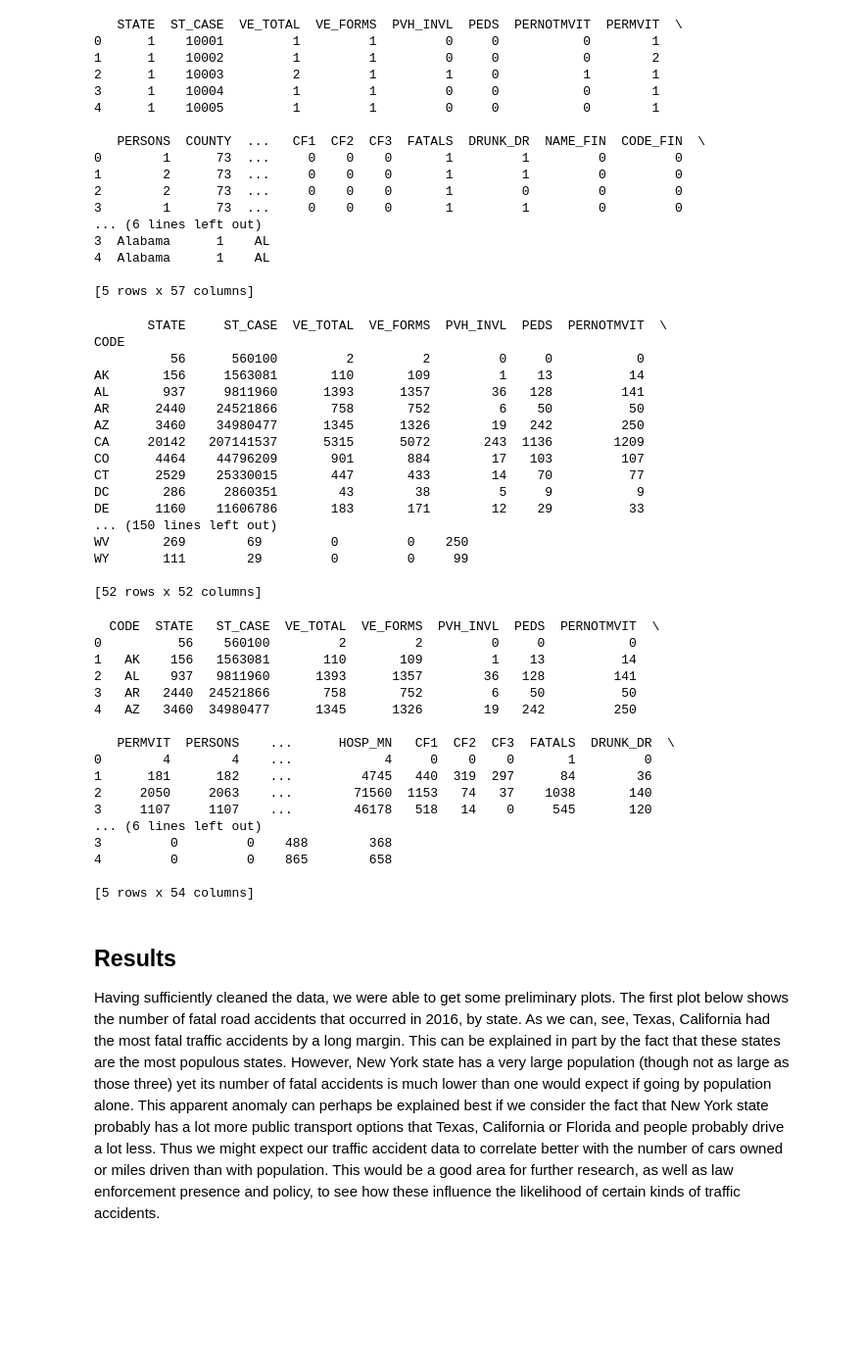
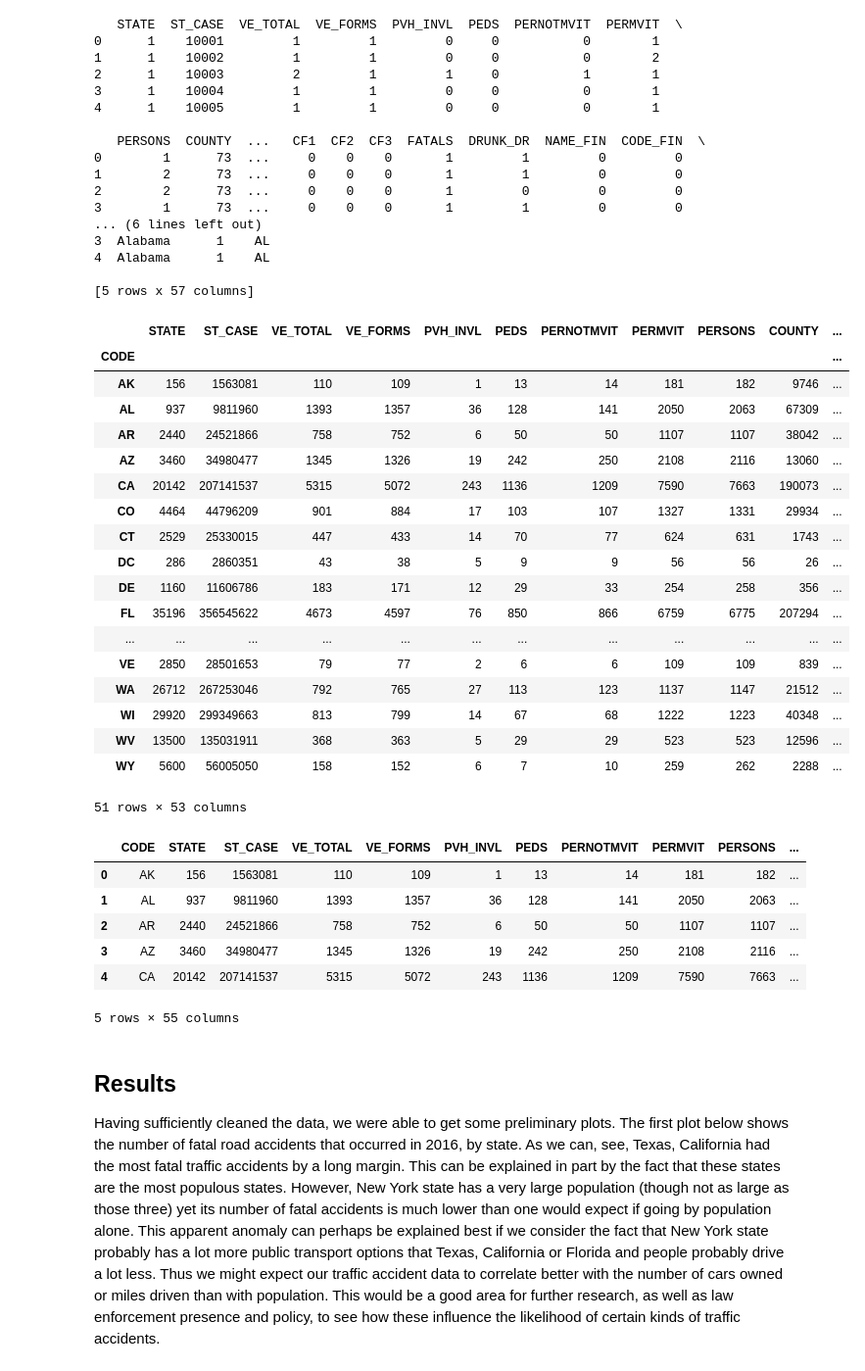
Before and after one commit to maf5509/accident_capstone, a Jupyter notebook: Untitled.ipynb, the cells around one changed output. Shown at 98% size. Cells and saved outputs as stored; diff of their text form; code cells hidden in the pictures; blank space fills up the shorter version.

```diff
--- a/Untitled.ipynb
+++ b/Untitled.ipynb
@@ -270,3 +237,9 @@ dict_final = change_keys(states_dict, states_dict2)
 print(dict_final)
 # %% [output]
 {'Alabama': 'AL', 'Alaska': 'AK', 'Arizona': 'AZ', 'Arkansas': 'AR', 'California': 'CA', 'Colorado': 'CO', 'Connecticut': 'CT', 'Delaware': 'DE', 'DC': 'DC', 'Florida': 'FL', 'Georgia': 'GA', 'Hawaii' ...
+# %%
+state_list = []
+for i in range(0, len(table['STATE'])):
+    state_list.append(states_dict[table['STATE'][i]])
+table['ST_NAME'] = state_list
+table.head()
@@ -307,47 +357,40 @@ print(table.head())
 test = table.groupby(['CODE'])
 # %%
 test_bar = test.agg('sum')
-print(test_bar)
+test_bar
 # %% [output]
+|  | STATE | ST_CASE | VE_TOTAL | VE_FORMS | PVH_INVL | PEDS | PERNOTMVIT | PERMVIT | PERSONS | COUNTY | ... |
+| CODE |  |  |  |  |  |  |  |  |  |  | ... |
+| AK | 156 | 1563081 | 110 | 109 | 1 | 13 | 14 | 181 | 182 | 9746 | ... |
+| AL | 937 | 9811960 | 1393 | 1357 | 36 | 128 | 141 | 2050 | 2063 | 67309 | ... |
+| AR | 2440 | 24521866 | 758 | 752 | 6 | 50 | 50 | 1107 | 1107 | 38042 | ... |
+| AZ | 3460 | 34980477 | 1345 | 1326 | 19 | 242 | 250 | 2108 | 2116 | 13060 | ... |
+| CA | 20142 | 207141537 | 5315 | 5072 | 243 | 1136 | 1209 | 7590 | 7663 | 190073 | ... |
+| CO | 4464 | 44796209 | 901 | 884 | 17 | 103 | 107 | 1327 | 1331 | 29934 | ... |
+| CT | 2529 | 25330015 | 447 | 433 | 14 | 70 | 77 | 624 | 631 | 1743 | ... |
+| DC | 286 | 2860351 | 43 | 38 | 5 | 9 | 9 | 56 | 56 | 26 | ... |
+| DE | 1160 | 11606786 | 183 | 171 | 12 | 29 | 33 | 254 | 258 | 356 | ... |
+| FL | 35196 | 356545622 | 4673 | 4597 | 76 | 850 | 866 | 6759 | 6775 | 207294 | ... |
+| ... | ... | ... | ... | ... | ... | ... | ... | ... | ... | ... | ... |
+| VE | 2850 | 28501653 | 79 | 77 | 2 | 6 | 6 | 109 | 109 | 839 | ... |
+| WA | 26712 | 267253046 | 792 | 765 | 27 | 113 | 123 | 1137 | 1147 | 21512 | ... |
+| WI | 29920 | 299349663 | 813 | 799 | 14 | 67 | 68 | 1222 | 1223 | 40348 | ... |
+| WV | 13500 | 135031911 | 368 | 363 | 5 | 29 | 29 | 523 | 523 | 12596 | ... |
+| WY | 5600 | 56005050 | 158 | 152 | 6 | 7 | 10 | 259 | 262 | 2288 | ... |
-       STATE     ST_CASE  VE_TOTAL  VE_FORMS  PVH_INVL  PEDS  PERNOTMVIT  \
-CODE
-          56      560100         2         2         0     0           0
-AK       156     1563081       110       109         1    13          14
-AL       937     9811960      1393      1357        36   128         141
-AR      2440    24521866       758       752         6    50          50
-AZ      3460    34980477      1345      1326        19   242         250
-CA     20142   207141537      5315      5072       243  1136        1209
-CO      4464    44796209       901       884        17   103         107
-CT      2529    25330015       447       433        14    70          77
-DC       286     2860351        43        38         5     9           9
-DE      1160    11606786       183       171        12    29          33
-... (150 lines left out)
-WV       269        69         0         0    250
-WY       111        29         0         0     99
-
-[52 rows x 52 columns]
+51 rows × 53 columns
 # %%
 test_bar2 = test_bar.reset_index()
-test_bar2['NOT_DRUNK'] = test_bar2['TOTAL'] - test_bar2['DRUNK_DR']
-print(test_bar2.head())
+#test_bar2 = test_bar2[test_bar]
+test_bar2['NOT_DRUNK'] = test_bar2['TOTAL'] - test_bar2['DRUNK_YES']
+test_bar2.head()
 # %% [output]
+|  | CODE | STATE | ST_CASE | VE_TOTAL | VE_FORMS | PVH_INVL | PEDS | PERNOTMVIT | PERMVIT | PERSONS | ... |
+| 0 | AK | 156 | 1563081 | 110 | 109 | 1 | 13 | 14 | 181 | 182 | ... |
+| 1 | AL | 937 | 9811960 | 1393 | 1357 | 36 | 128 | 141 | 2050 | 2063 | ... |
+| 2 | AR | 2440 | 24521866 | 758 | 752 | 6 | 50 | 50 | 1107 | 1107 | ... |
+| 3 | AZ | 3460 | 34980477 | 1345 | 1326 | 19 | 242 | 250 | 2108 | 2116 | ... |
+| 4 | CA | 20142 | 207141537 | 5315 | 5072 | 243 | 1136 | 1209 | 7590 | 7663 | ... |
-  CODE  STATE   ST_CASE  VE_TOTAL  VE_FORMS  PVH_INVL  PEDS  PERNOTMVIT  \
-0          56    560100         2         2         0     0           0
-1   AK    156   1563081       110       109         1    13          14
-2   AL    937   9811960      1393      1357        36   128         141
-3   AR   2440  24521866       758       752         6    50          50
-4   AZ   3460  34980477      1345      1326        19   242         250
-
-   PERMVIT  PERSONS    ...      HOSP_MN   CF1  CF2  CF3  FATALS  DRUNK_DR  \
-0        4        4    ...            4     0    0    0       1         0
-1      181      182    ...         4745   440  319  297      84        36
-2     2050     2063    ...        71560  1153   74   37    1038       140
-3     1107     1107    ...        46178   518   14    0     545       120
-... (6 lines left out)
-3         0         0    488        368
-4         0         0    865        658
-
-[5 rows x 54 columns]
+5 rows × 55 columns
 # %% [markdown]
 ## Results
 
```
Also changed, not shown: parts of 33 cells of this notebook.
